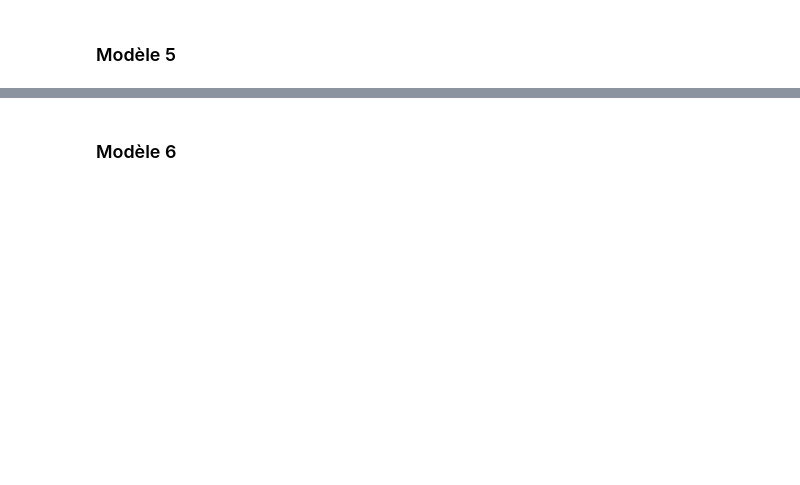
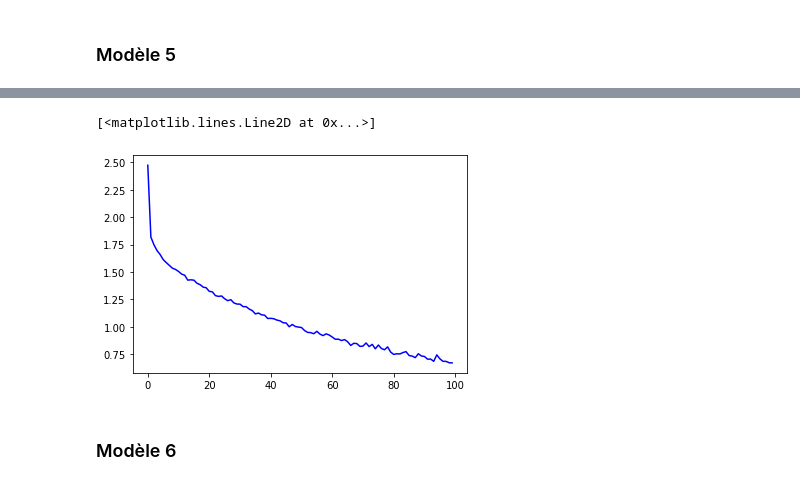
Before and after one commit to Cycyplay/M2_DeepLearning_Classification, a Jupyter notebook: DeepLearning_Projet_Classification_Version_de_Base.ipynb, the cells around one changed output, grey strips where cells are left out. Cells and saved outputs as stored; diff of their text form; code cells hidden in the pictures; blank space fills up the shorter version.

```diff
--- a/DeepLearning_Projet_Classification_Version_de_Base.ipynb
+++ b/DeepLearning_Projet_Classification_Version_de_Base.ipynb
@@ -400,3 +297,9 @@ Test loss: 1.9038254022598267
+# %%
+import matplotlib.pyplot as plt
+plt.plot(history_5.history["loss"], "b")
+# %% [output]
+[<matplotlib.lines.Line2D at 0x...>]
+[figure, added]
 # %% [markdown]
 ### Modèle 6
 # %%
```
Also changed, not shown: parts of 33 cells of this notebook.
